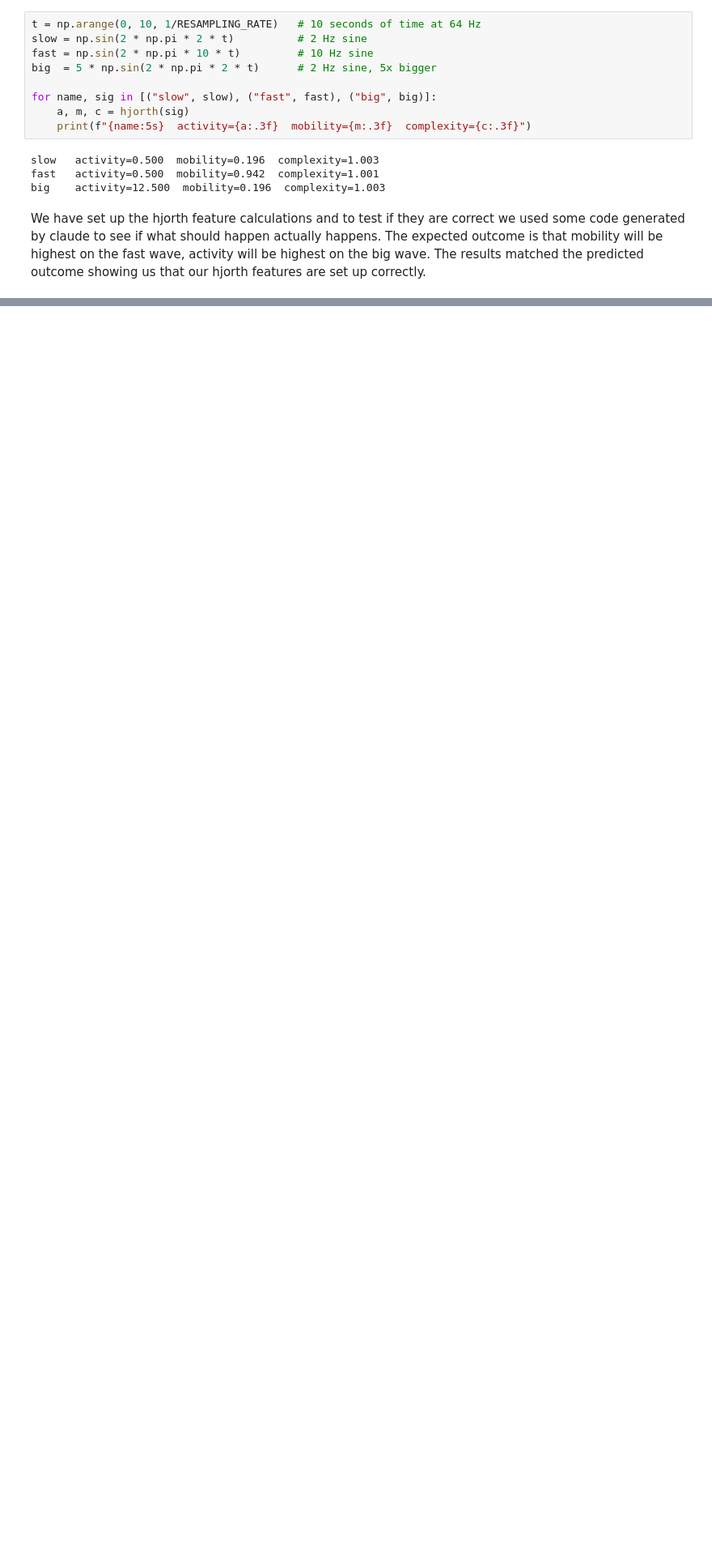
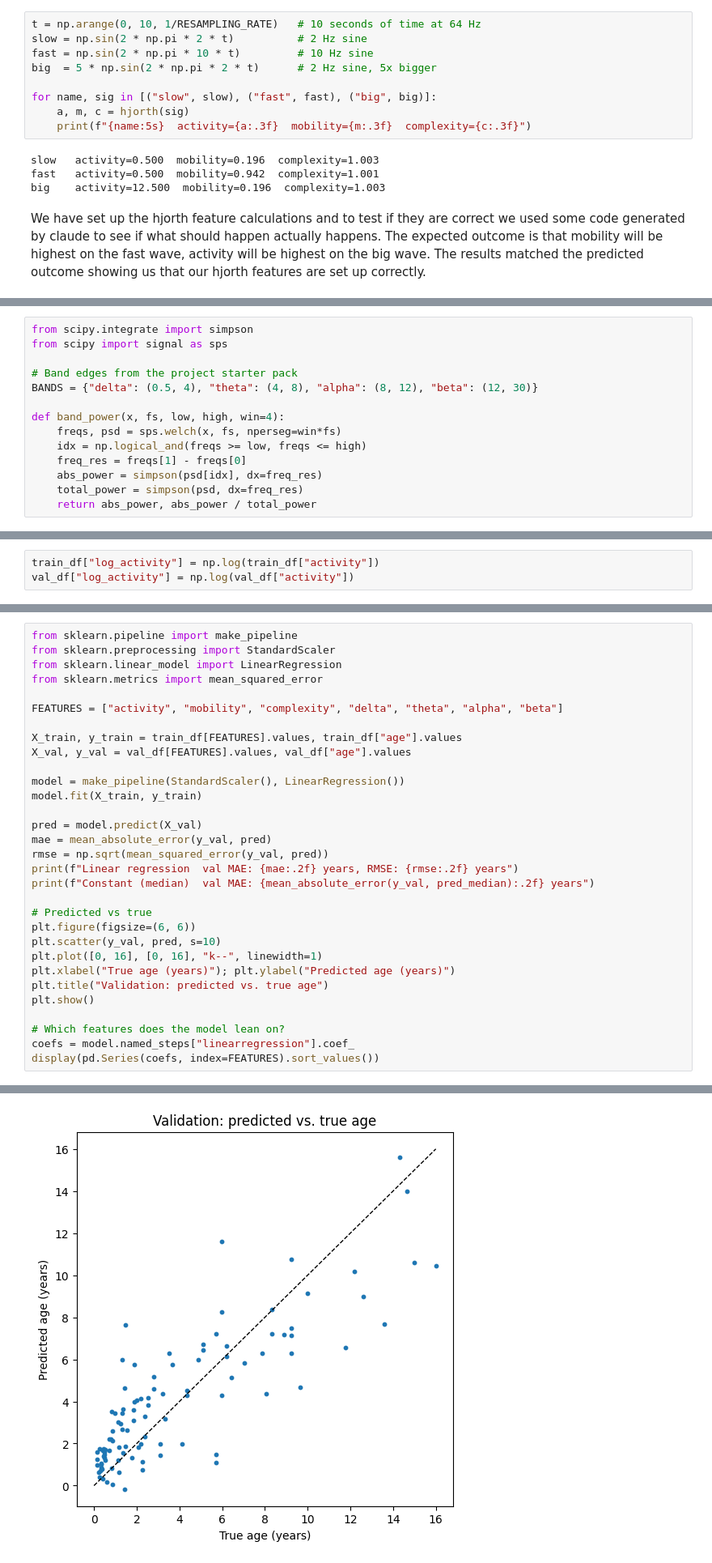
Before and after one commit to hilduAgl/brain-age-eeg, a Jupyter notebook: notebooks/baseline.ipynb, the cells around one changed output, grey strips where cells are left out. Shown at 81% size. Cells and saved outputs as stored; diff of their text form; blank space fills up the shorter version.

```diff
--- a/notebooks/baseline.ipynb
+++ b/notebooks/baseline.ipynb
@@ -136,0 +139,14 @@ We have set up the hjorth feature calculations and to test if they are correct w
+# %%
+from scipy.integrate import simpson
+from scipy import signal as sps
+
+# Band edges from the project starter pack
+BANDS = {"delta": (0.5, 4), "theta": (4, 8), "alpha": (8, 12), "beta": (12, 30)}
+
+def band_power(x, fs, low, high, win=4):
+    freqs, psd = sps.welch(x, fs, nperseg=win*fs)
+    idx = np.logical_and(freqs >= low, freqs <= high)
+    freq_res = freqs[1] - freqs[0]
+    abs_power = simpson(psd[idx], dx=freq_res)
+    total_power = simpson(psd, dx=freq_res)
+    return abs_power, abs_power / total_power
@@ -136,0 +229,3 @@ We have set up the hjorth feature calculations and to test if they are correct w
+# %%
+train_df["log_activity"] = np.log(train_df["activity"])
+val_df["log_activity"] = np.log(val_df["activity"])
@@ -136,0 +236,32 @@ We have set up the hjorth feature calculations and to test if they are correct w
+# %%
+from sklearn.pipeline import make_pipeline
+from sklearn.preprocessing import StandardScaler
+from sklearn.linear_model import LinearRegression
+from sklearn.metrics import mean_squared_error
+
+FEATURES = ["activity", "mobility", "complexity", "delta", "theta", "alpha", "beta"]
+
+X_train, y_train = train_df[FEATURES].values, train_df["age"].values
+X_val, y_val = val_df[FEATURES].values, val_df["age"].values
+
+model = make_pipeline(StandardScaler(), LinearRegression())
+model.fit(X_train, y_train)
+
+pred = model.predict(X_val)
+mae = mean_absolute_error(y_val, pred)
+rmse = np.sqrt(mean_squared_error(y_val, pred))
+print(f"Linear regression  val MAE: {mae:.2f} years, RMSE: {rmse:.2f} years")
+print(f"Constant (median)  val MAE: {mean_absolute_error(y_val, pred_median):.2f} years")
+
+# Predicted vs true
+plt.figure(figsize=(6, 6))
+plt.scatter(y_val, pred, s=10)
+plt.plot([0, 16], [0, 16], "k--", linewidth=1)
+plt.xlabel("True age (years)"); plt.ylabel("Predicted age (years)")
+plt.title("Validation: predicted vs. true age")
+plt.show()
+
+# Which features does the model lean on?
+coefs = model.named_steps["linearregression"].coef_
+display(pd.Series(coefs, index=FEATURES).sort_values())
+# %% [output]
@@ -136,0 +270 @@ We have set up the hjorth feature calculations and to test if they are correct w
+[figure, added]
```
Also changed, not shown: parts of 14 cells of this notebook.
